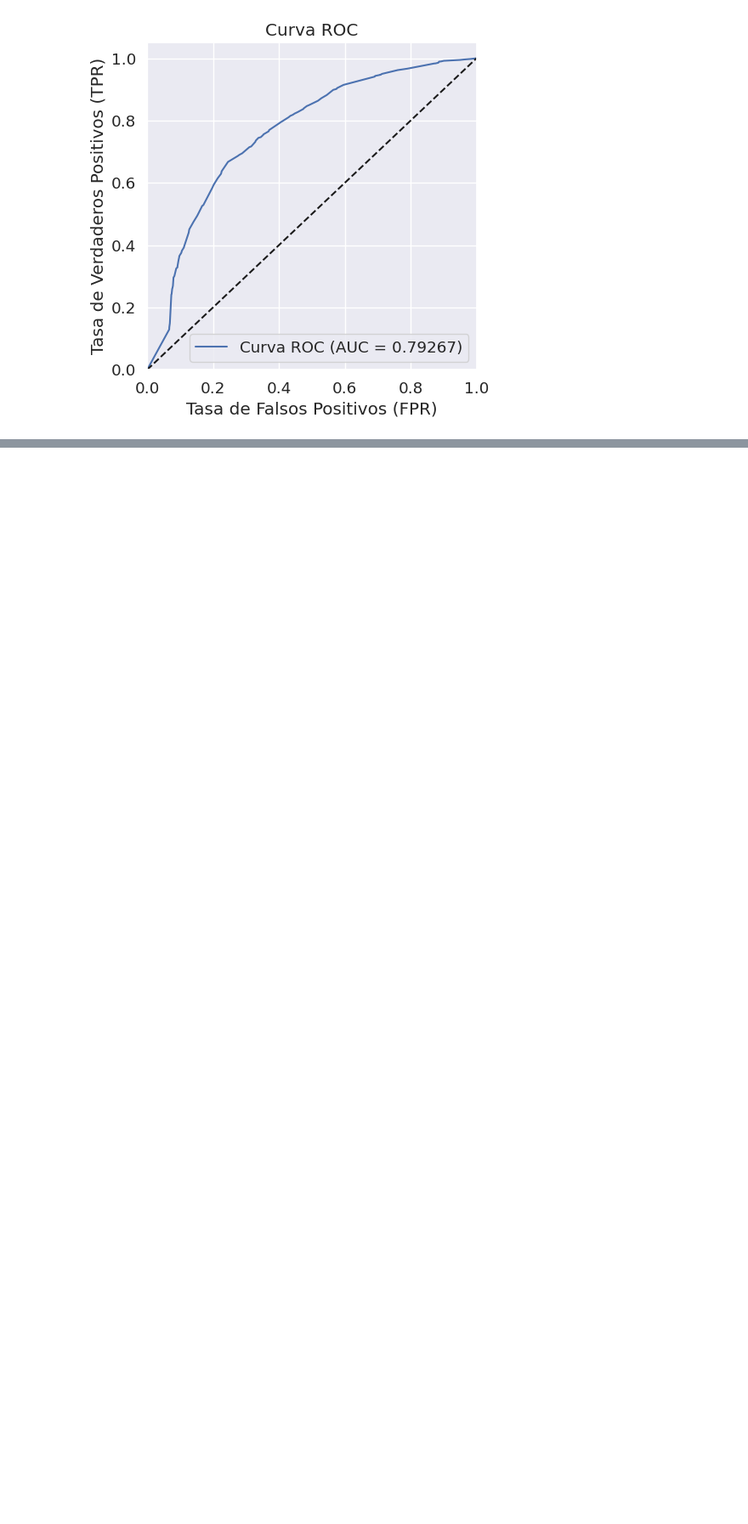
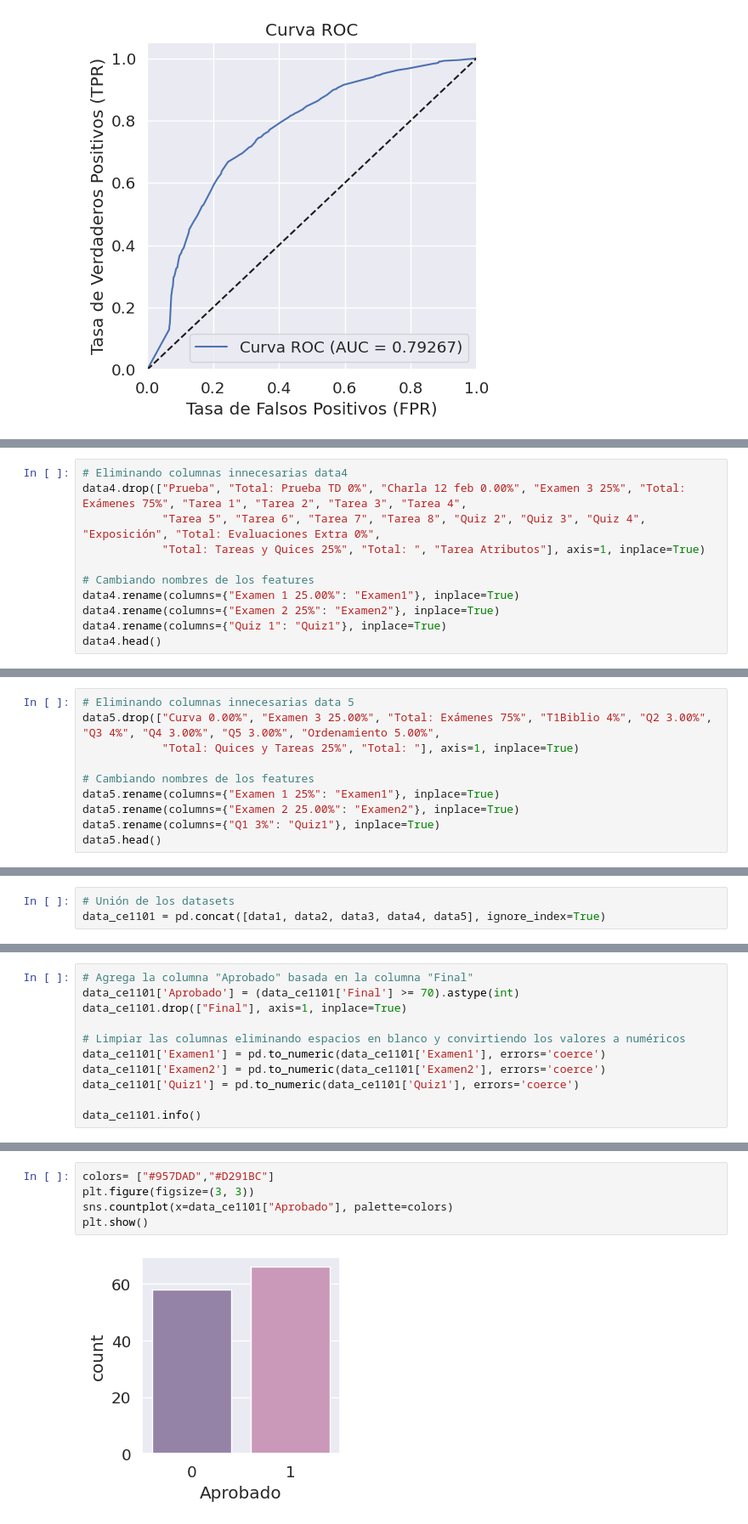
Before and after one commit to danib08/Reconocimiento-de-Patrones, a Jupyter notebook: Proyecto1.ipynb, the cells around one changed output, grey strips where cells are left out. Shown at 85% size. Saved outputs shown, nothing was run; the diff lists cells and outputs as text; blank space fills up the shorter version.

```diff
--- a/Proyecto1.ipynb
+++ b/Proyecto1.ipynb
@@ -1268,0 +1320,11 @@ plt.show()
+# %%
+# Eliminando columnas innecesarias data4
+data4.drop(["Prueba", "Total: Prueba TD 0%", "Charla 12 feb 0.00%", "Examen 3 25%", "Total: Exámenes 75%", "Tarea 1", "Tarea 2", "Tarea 3", "Tarea 4",
+            "Tarea 5", "Tarea 6", "Tarea 7", "Tarea 8", "Quiz 2", "Quiz 3", "Quiz 4", "Exposición", "Total: Evaluaciones Extra 0%",
+            "Total: Tareas y Quices 25%", "Total: ", "Tarea Atributos"], axis=1, inplace=True)
+
+# Cambiando nombres de los features
+data4.rename(columns={"Examen 1 25.00%": "Examen1"}, inplace=True)
+data4.rename(columns={"Examen 2 25%": "Examen2"}, inplace=True)
+data4.rename(columns={"Quiz 1": "Quiz1"}, inplace=True)
+data4.head()
@@ -1268,0 +1338,10 @@ plt.show()
+# %%
+# Eliminando columnas innecesarias data 5
+data5.drop(["Curva 0.00%", "Examen 3 25.00%", "Total: Exámenes 75%", "T1Biblio 4%", "Q2 3.00%", "Q3 4%", "Q4 3.00%", "Q5 3.00%", "Ordenamiento 5.00%",
+            "Total: Quices y Tareas 25%", "Total: "], axis=1, inplace=True)
+
+# Cambiando nombres de los features
+data5.rename(columns={"Examen 1 25%": "Examen1"}, inplace=True)
+data5.rename(columns={"Examen 2 25.00%": "Examen2"}, inplace=True)
+data5.rename(columns={"Q1 3%": "Quiz1"}, inplace=True)
+data5.head()
@@ -1268,0 +1355,3 @@ plt.show()
+# %%
+# Unión de los datasets
+data_ce1101 = pd.concat([data1, data2, data3, data4, data5], ignore_index=True)
@@ -1268,0 +1362,11 @@ plt.show()
+# %%
+# Agrega la columna "Aprobado" basada en la columna "Final"
+data_ce1101['Aprobado'] = (data_ce1101['Final'] >= 70).astype(int)
+data_ce1101.drop(["Final"], axis=1, inplace=True)
+
+# Limpiar las columnas eliminando espacios en blanco y convirtiendo los valores a numéricos
+data_ce1101['Examen1'] = pd.to_numeric(data_ce1101['Examen1'], errors='coerce')
+data_ce1101['Examen2'] = pd.to_numeric(data_ce1101['Examen2'], errors='coerce')
+data_ce1101['Quiz1'] = pd.to_numeric(data_ce1101['Quiz1'], errors='coerce')
+
+data_ce1101.info()
@@ -1268,0 +1389,7 @@ plt.show()
+# %%
+colors= ["#957DAD","#D291BC"]
+plt.figure(figsize=(3, 3))
+sns.countplot(x=data_ce1101["Aprobado"], palette=colors)
+plt.show()
+# %% [output]
+[figure, added]
```
Also changed, not shown: parts of 30 cells of this notebook.
